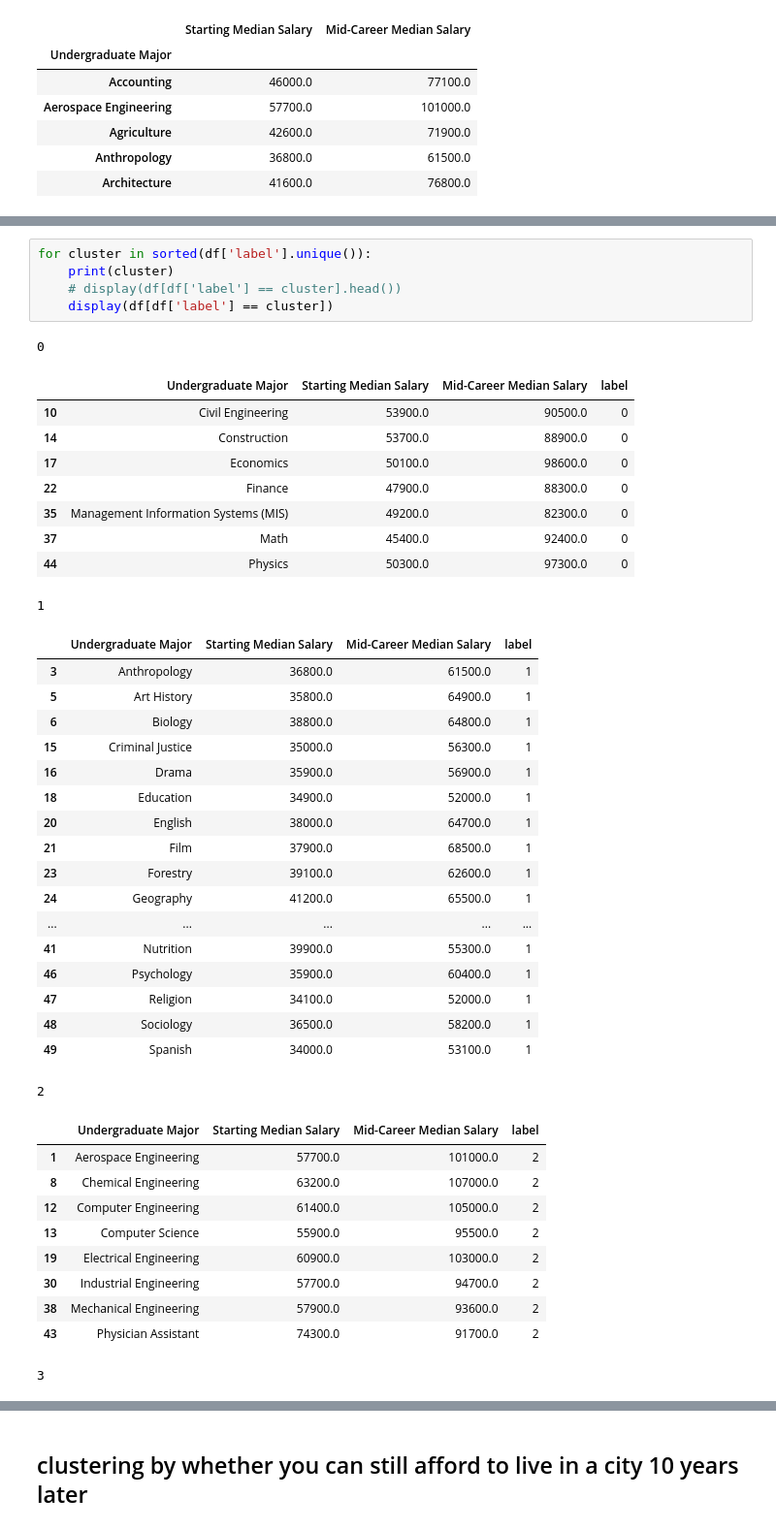
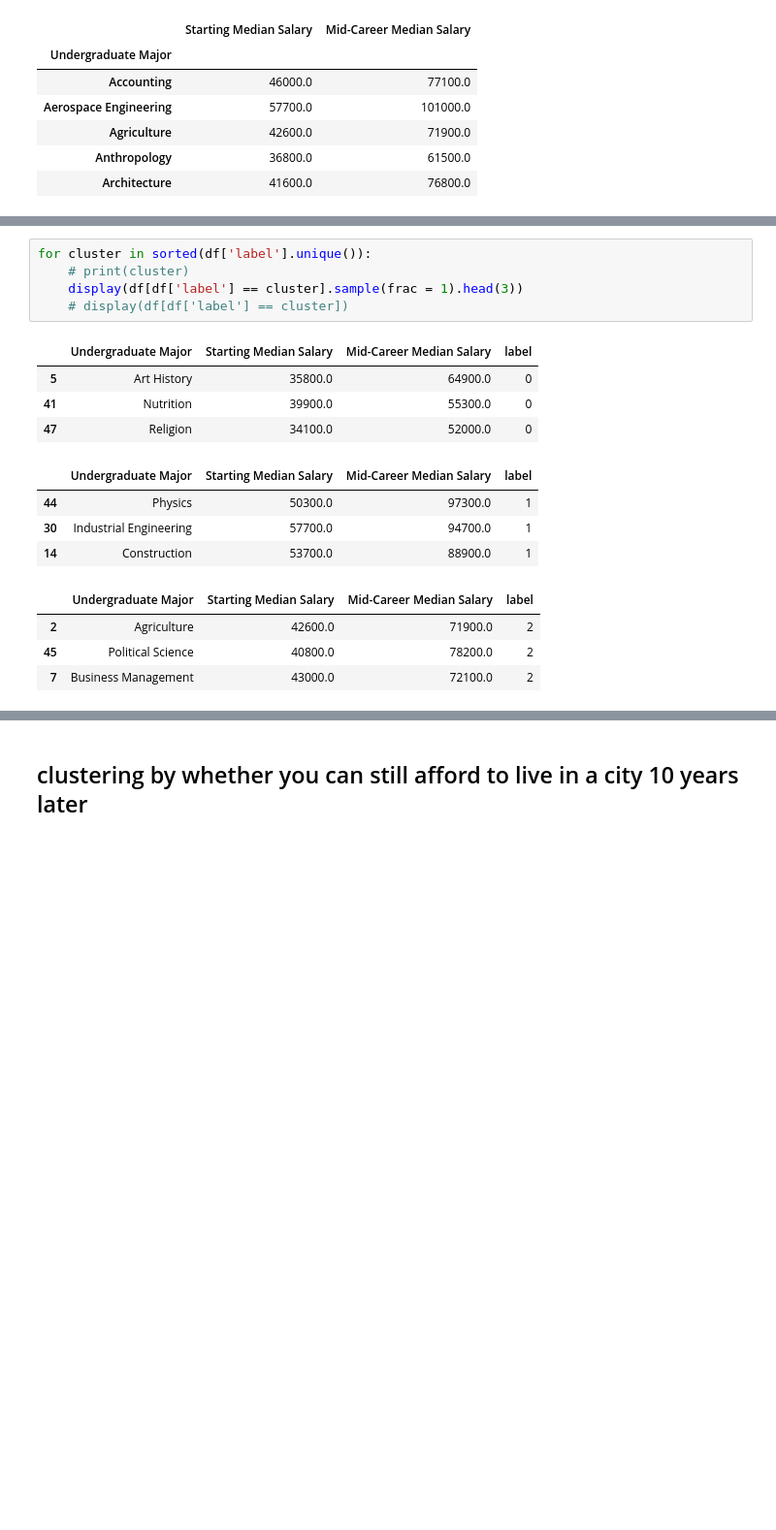
Before and after one commit to claravox/CSC466-project, a Jupyter notebook: clustering-living-plus-major.ipynb, the cells around one changed output, grey strips where cells are left out. Shown at 97% size. Drawn from its saved outputs; the diff is of its cells as text; blank space fills up the shorter version.

```diff
--- a/clustering-living-plus-major.ipynb
+++ b/clustering-living-plus-major.ipynb
@@ -366,46 +366,20 @@ df['label'].value_counts()
 Name: label, dtype: int64
 # %%
 for cluster in sorted(df['label'].unique()):
-    print(cluster)
-    # display(df[df['label'] == cluster].head())
-    display(df[df['label'] == cluster])
+    # print(cluster)
+    display(df[df['label'] == cluster].sample(frac = 1).head(3))
+    # display(df[df['label'] == cluster])
 # %% [output]
-0
 |  | Undergraduate Major | Starting Median Salary | Mid-Career Median Salary | label |
-| 10 | Civil Engineering | 53900.0 | 90500.0 | 0 |
-| 14 | Construction | 53700.0 | 88900.0 | 0 |
-| 17 | Economics | 50100.0 | 98600.0 | 0 |
-| 22 | Finance | 47900.0 | 88300.0 | 0 |
-| 35 | Management Information Systems (MIS) | 49200.0 | 82300.0 | 0 |
-| 37 | Math | 45400.0 | 92400.0 | 0 |
-| 44 | Physics | 50300.0 | 97300.0 | 0 |
+| 5 | Art History | 35800.0 | 64900.0 | 0 |
+| 41 | Nutrition | 39900.0 | 55300.0 | 0 |
+| 47 | Religion | 34100.0 | 52000.0 | 0 |
-1
 |  | Undergraduate Major | Starting Median Salary | Mid-Career Median Salary | label |
-| 3 | Anthropology | 36800.0 | 61500.0 | 1 |
-| 5 | Art History | 35800.0 | 64900.0 | 1 |
-| 6 | Biology | 38800.0 | 64800.0 | 1 |
-| 15 | Criminal Justice | 35000.0 | 56300.0 | 1 |
-| 16 | Drama | 35900.0 | 56900.0 | 1 |
-| 18 | Education | 34900.0 | 52000.0 | 1 |
-| 20 | English | 38000.0 | 64700.0 | 1 |
-| 21 | Film | 37900.0 | 68500.0 | 1 |
-| 23 | Forestry | 39100.0 | 62600.0 | 1 |
-| 24 | Geography | 41200.0 | 65500.0 | 1 |
-| ... | ... | ... | ... | ... |
-| 41 | Nutrition | 39900.0 | 55300.0 | 1 |
-| 46 | Psychology | 35900.0 | 60400.0 | 1 |
-| 47 | Religion | 34100.0 | 52000.0 | 1 |
-| 48 | Sociology | 36500.0 | 58200.0 | 1 |
-| 49 | Spanish | 34000.0 | 53100.0 | 1 |
+| 44 | Physics | 50300.0 | 97300.0 | 1 |
+| 30 | Industrial Engineering | 57700.0 | 94700.0 | 1 |
+| 14 | Construction | 53700.0 | 88900.0 | 1 |
-2
 |  | Undergraduate Major | Starting Median Salary | Mid-Career Median Salary | label |
-| 1 | Aerospace Engineering | 57700.0 | 101000.0 | 2 |
-| 8 | Chemical Engineering | 63200.0 | 107000.0 | 2 |
-| 12 | Computer Engineering | 61400.0 | 105000.0 | 2 |
-| 13 | Computer Science | 55900.0 | 95500.0 | 2 |
-| 19 | Electrical Engineering | 60900.0 | 103000.0 | 2 |
-| 30 | Industrial Engineering | 57700.0 | 94700.0 | 2 |
-| 38 | Mechanical Engineering | 57900.0 | 93600.0 | 2 |
-| 43 | Physician Assistant | 74300.0 | 91700.0 | 2 |
+| 2 | Agriculture | 42600.0 | 71900.0 | 2 |
+| 45 | Political Science | 40800.0 | 78200.0 | 2 |
+| 7 | Business Management | 43000.0 | 72100.0 | 2 |
-3
 |  | Undergraduate Major | Starting Median Salary | Mid-Career Median Salary | label |
```
Also changed, not shown: parts of 3 cells of this notebook, 2 other files.
